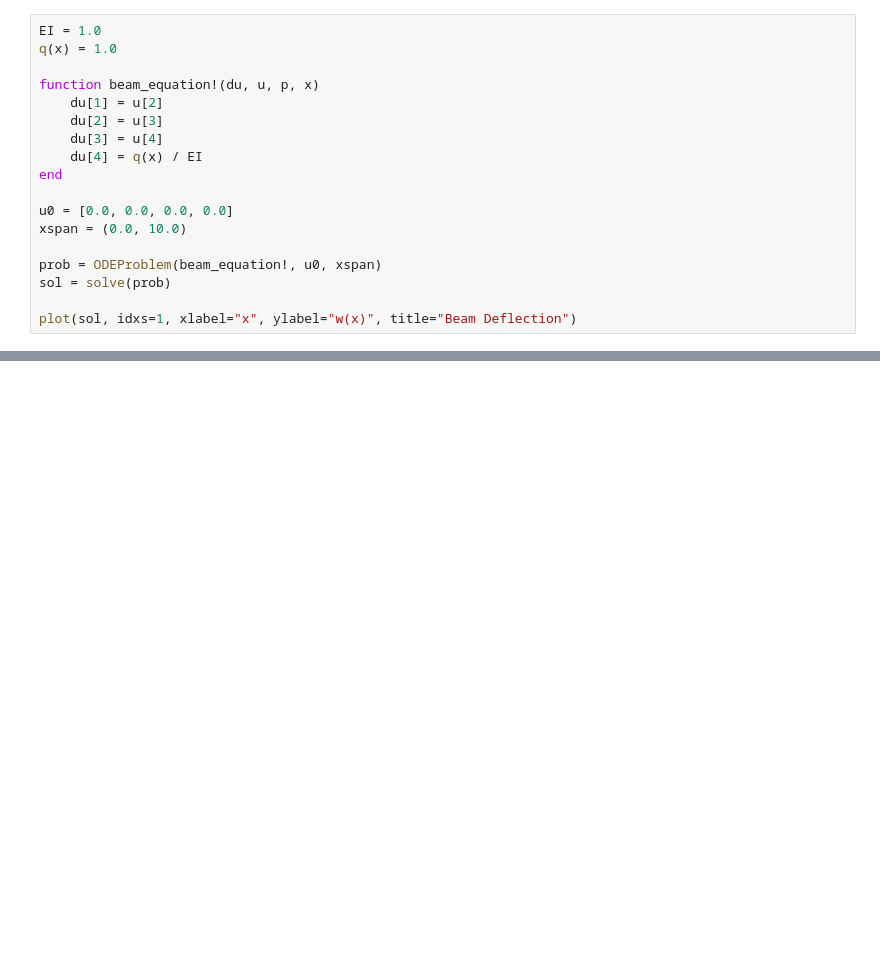
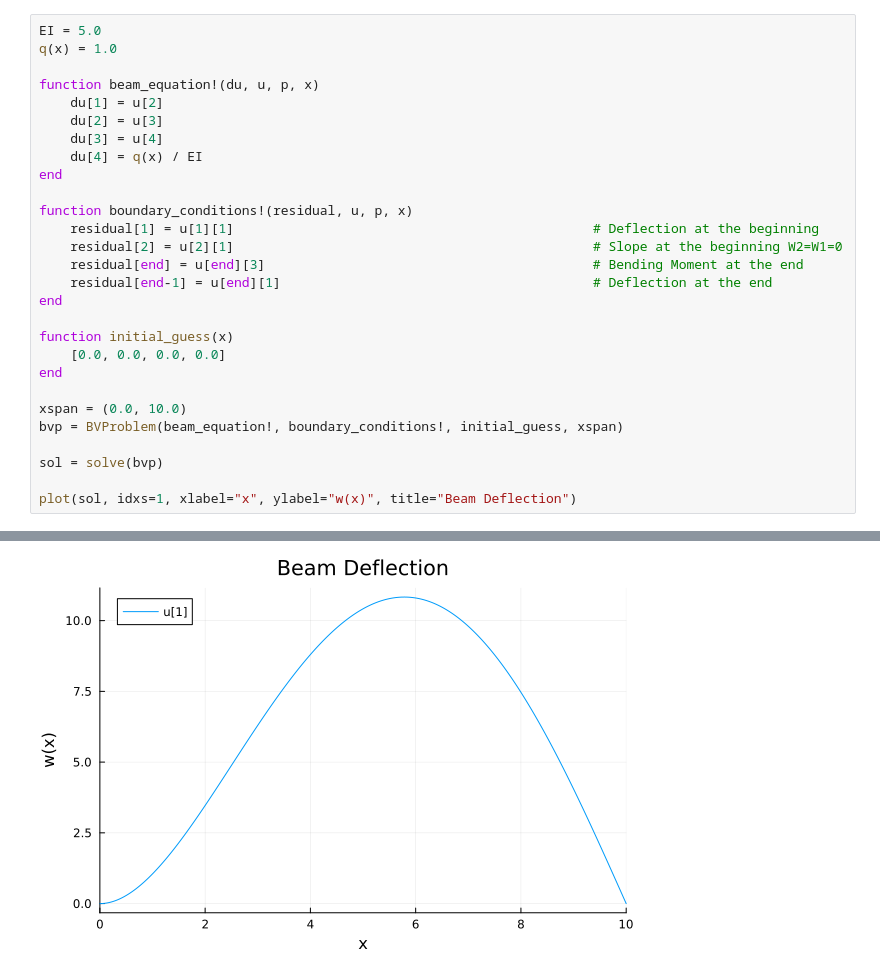
Before and after one commit to ishaanjain27/ventura-bus-door, a Jupyter notebook: Beam/BeamJulia.ipynb, the cells around one changed output, grey strips where cells are left out. Cells and saved outputs as stored; diff of their text form; blank space fills up the shorter version.

```diff
--- a/Beam/BeamJulia.ipynb
+++ b/Beam/BeamJulia.ipynb
@@ -23,5 +6,5 @@ ErrorException: Failed to precompile DifferentialEquations [0c46a032-eb83-5123-a
 # %%
-EI = 1.0
+EI = 5.0
 q(x) = 1.0
 
 function beam_equation!(du, u, p, x)
@@ -31,11 +14,21 @@ function beam_equation!(du, u, p, x)
     du[4] = q(x) / EI
 end
 
-u0 = [0.0, 0.0, 0.0, 0.0]
+function boundary_conditions!(residual, u, p, x)
+    residual[1] = u[1][1]                                              # Deflection at the beginning
+    residual[2] = u[2][1]                                              # Slope at the beginning W2=W1=0
+    residual[end] = u[end][3]                                          # Bending Moment at the end
+    residual[end-1] = u[end][1]                                        # Deflection at the end
+end
+
+function initial_guess(x)
+    [0.0, 0.0, 0.0, 0.0]
+end
+
 xspan = (0.0, 10.0)
+bvp = BVProblem(beam_equation!, boundary_conditions!, initial_guess, xspan)
 
-prob = ODEProblem(beam_equation!, u0, xspan)
-sol = solve(prob)
+sol = solve(bvp)
 
 plot(sol, idxs=1, xlabel="x", ylabel="w(x)", title="Beam Deflection")
 # %% [output]
@@ -43,0 +37 @@ Suggestion: check for spelling errors or missing imports.
+[figure, added]
```
Also changed, not shown: parts of 5 cells of this notebook, 3 other files.
